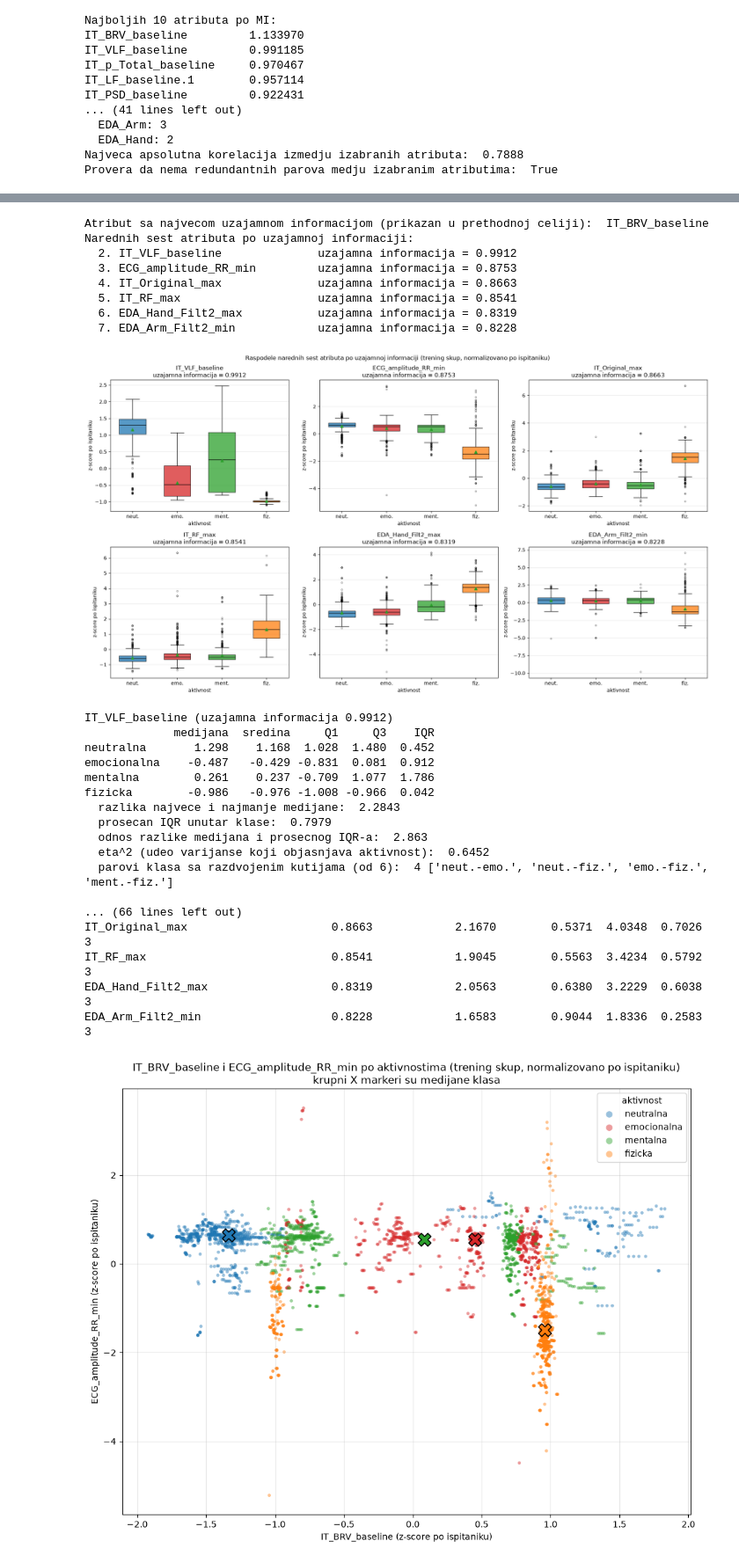
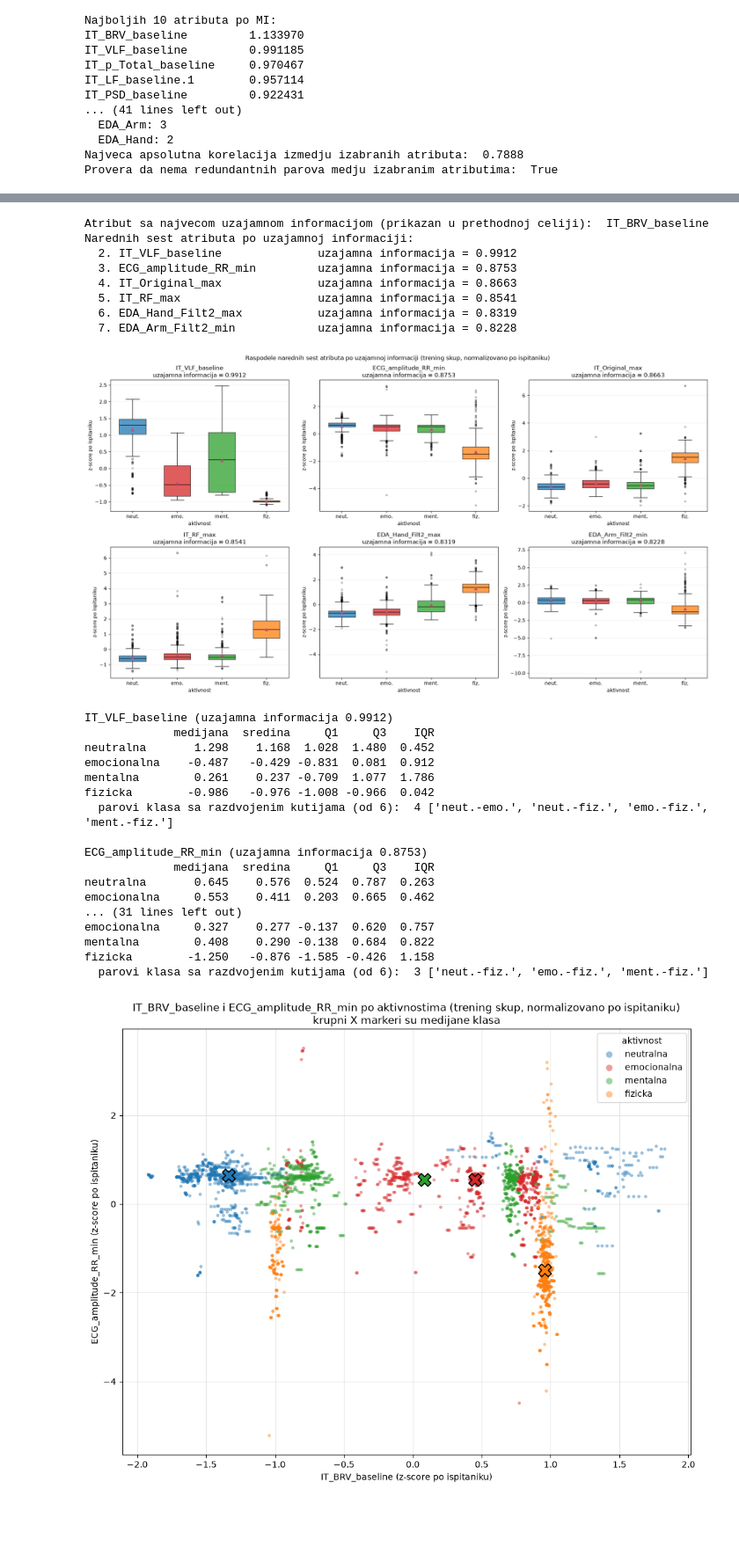
Before and after one commit to Boce03/ml_activity_classification, a Jupyter notebook: interpretable_feature_reduction.ipynb, the cells around one changed output, grey strips where cells are left out. Shown at 88% size. Saved outputs shown, nothing was run; the diff lists cells and outputs as text; code cells hidden in the pictures; blank space fills up the shorter version.

Commit message:
refactor feature distribution after normalized data interpretable reduction and remove eta^2

```diff
--- a/interpretable_feature_reduction.ipynb
+++ b/interpretable_feature_reduction.ipynb
@@ -1354,87 +1319,51 @@ fig.suptitle("Raspodele narednih sest atributa po uzajamnoj informaciji (trening
 fig.tight_layout()
 plt.show()
 
 # --- Brojcani rezime po klasama, za svaki atribut posebno ---
 for feature_name in next_features:
     feature_values = X_train_reduced[feature_name]
     class_summary = class_distribution_summary(feature_values, y_train)
 
-    # razlika najvece i najmanje medijane u odnosu na prosecno rasipanje unutar klase - ako je odnos mali, klase se preklapaju
-    median_spread = class_summary["medijana"].max() - class_summary["medijana"].min()
-    mean_iqr = class_summary["IQR"].mean()
-
     # parovi klasa cije se kutije (interkvartilni rasponi) uopste ne seku - takve parove atribut razdvaja sam za sebe
     disjoint_pairs = []
     for first_index, first_activity in enumerate(activities):
         for second_activity in activities[first_index + 1:]:
             first_q1, first_q3 = class_summary.loc[ACTIVITY_NAMES[first_activity], ["Q1", "Q3"]]
             second_q1, second_q3 = class_summary.loc[ACTIVITY_NAMES[second_activity], ["Q1", "Q3"]]
             if min(first_q3, second_q3) - max(first_q1, second_q1) <= 0:
                 disjoint_pairs.append(f"{ACTIVITY_SHORT_NAMES[first_activity]}-{ACTIVITY_SHORT_NAMES[second_activity]}")
 
     print()
     print(feature_name, " (uzajamna informacija ", round(float(mi_selected_sorted[feature_name]), 4), ")", sep="")
     print(class_summary.round(3).to_string())
-    print("  razlika najvece i najmanje medijane: ", round(float(median_spread), 4))
-    print("  prosecan IQR unutar klase: ", round(float(mean_iqr), 4))
-    print("  odnos razlike medijana i prosecnog IQR-a: ", round(float(median_spread / mean_iqr), 4))
-    print("  eta^2 (udeo varijanse koji objasnjava aktivnost): ", round(float(eta_squared(feature_values, y_train)), 4))
     print("  parovi klasa sa razdvojenim kutijama (od 6): ", len(disjoint_pairs), disjoint_pairs if disjoint_pairs else "")
-
-# --- Uporedni pregled svih sedam atributa, ukljucujuci i vodeci iz prethodne celije ---
-overview_rows = []
-for feature_name in mi_selected_sorted.index[:7]:
-    feature_values = X_train_reduced[feature_name]
-    class_summary = class_distribution_summary(feature_values, y_train)
-    median_spread = class_summary["medijana"].max() - class_summary["medijana"].min()
-    disjoint_count = 0
-    for first_index, first_activity in enumerate(activities):
-        for second_activity in activities[first_index + 1:]:
-            first_q1, first_q3 = class_summary.loc[ACTIVITY_NAMES[first_activity], ["Q1", "Q3"]]
-            second_q1, second_q3 = class_summary.loc[ACTIVITY_NAMES[second_activity], ["Q1", "Q3"]]
-            if min(first_q3, second_q3) - max(first_q1, second_q1) <= 0:
-                disjoint_count += 1
-    overview_rows.append({
-        "atribut": feature_name,
-        "uzajamna_informacija": mi_selected_sorted[feature_name],
-        "razlika_medijana": median_spread,
-        "prosecan_IQR": class_summary["IQR"].mean(),
-        "odnos": median_spread / class_summary["IQR"].mean(),
-        "eta^2": eta_squared(feature_values, y_train),
-        "razdvojenih_parova": disjoint_count,
-    })
-
-overview = pd.DataFrame(overview_rows).set_index("atribut")
-print()
-print("Uporedni pregled prvih sedam atributa po uzajamnoj informaciji: ")
-print(overview.round(4).to_string())
 # %% [output]
 Atribut sa najvecom uzajamnom informacijom (prikazan u prethodnoj celiji):  IT_BRV_baseline
 Narednih sest atributa po uzajamnoj informaciji:
   2. IT_VLF_baseline              uzajamna informacija = 0.9912
   3. ECG_amplitude_RR_min         uzajamna informacija = 0.8753
   4. IT_Original_max              uzajamna informacija = 0.8663
   5. IT_RF_max                    uzajamna informacija = 0.8541
   6. EDA_Hand_Filt2_max           uzajamna informacija = 0.8319
   7. EDA_Arm_Filt2_min            uzajamna informacija = 0.8228
-[figure, old version]
+[figure, new version]
 IT_VLF_baseline (uzajamna informacija 0.9912)
              medijana  sredina     Q1     Q3    IQR
 neutralna       1.298    1.168  1.028  1.480  0.452
 emocionalna    -0.487   -0.429 -0.831  0.081  0.912
 mentalna        0.261    0.237 -0.709  1.077  1.786
 fizicka        -0.986   -0.976 -1.008 -0.966  0.042
-  razlika najvece i najmanje medijane:  2.2843
-  prosecan IQR unutar klase:  0.7979
-  odnos razlike medijana i prosecnog IQR-a:  2.863
-  eta^2 (udeo varijanse koji objasnjava aktivnost):  0.6452
   parovi klasa sa razdvojenim kutijama (od 6):  4 ['neut.-emo.', 'neut.-fiz.', 'emo.-fiz.', 'ment.-fiz.']
 
-... (66 lines left out)
-IT_Original_max                     0.8663            2.1670        0.5371  4.0348  0.7026                   3
-IT_RF_max                           0.8541            1.9045        0.5563  3.4234  0.5792                   3
-EDA_Hand_Filt2_max                  0.8319            2.0563        0.6380  3.2229  0.6038                   3
-EDA_Arm_Filt2_min                   0.8228            1.6583        0.9044  1.8336  0.2583                   3
+ECG_amplitude_RR_min (uzajamna informacija 0.8753)
+             medijana  sredina     Q1     Q3    IQR
+neutralna       0.645    0.576  0.524  0.787  0.263
+emocionalna     0.553    0.411  0.203  0.665  0.462
+... (31 lines left out)
+emocionalna     0.327    0.277 -0.137  0.620  0.757
+mentalna        0.408    0.290 -0.138  0.684  0.822
+fizicka        -1.250   -0.876 -1.585 -0.426  1.158
+  parovi klasa sa razdvojenim kutijama (od 6):  3 ['neut.-fiz.', 'emo.-fiz.', 'ment.-fiz.']
 # %%
 # mogu da negde zamenim IT_BRV_baseline sa IT_VLF_baseline, jer su jako slicni i medjusobno jesu korelisani > 0.5, ali izgledaju kao refleksija jedan drugog,
 # a sa druge strane IT_VLF_baseline iako ima malo manji mutual information, ima dosta veci eta^2, i na osnovu raspodela preko boxplot-ova, razdvaja samo jedan
```
Also changed, not shown: parts of 2 cells of this notebook.
